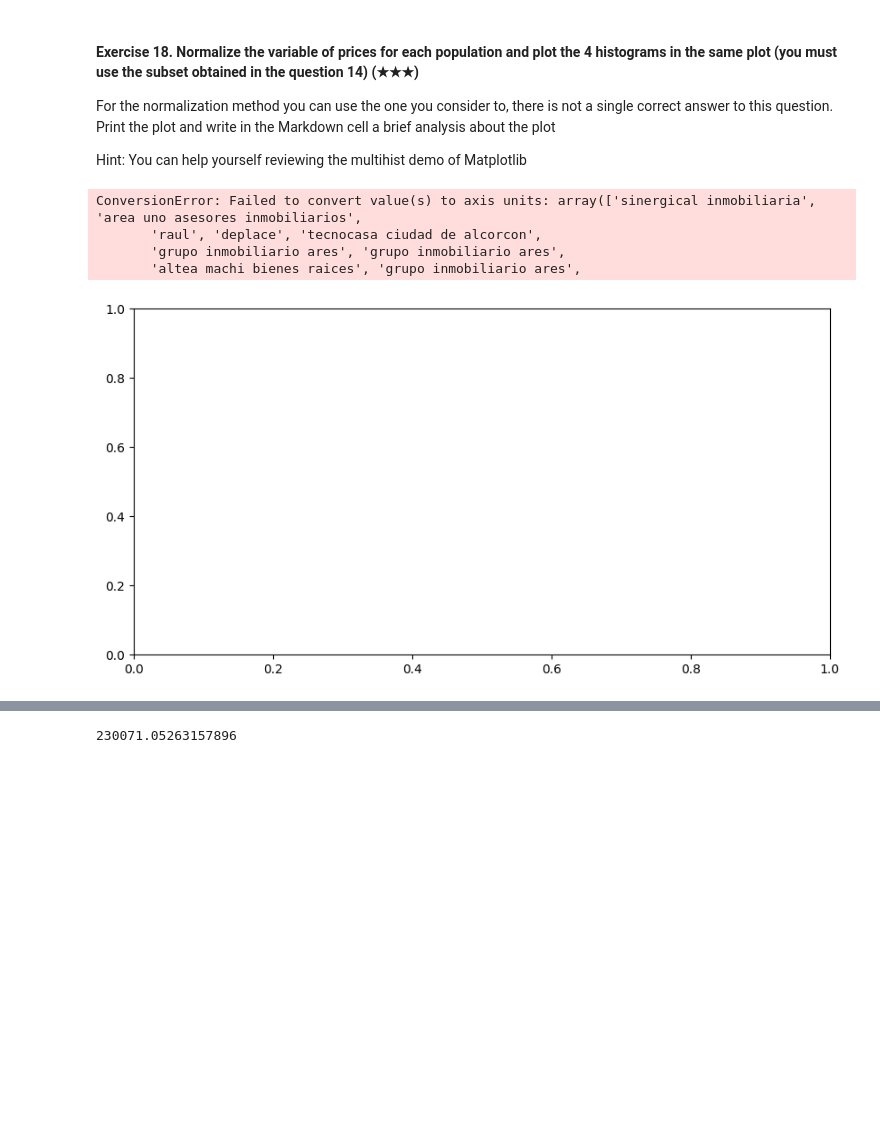
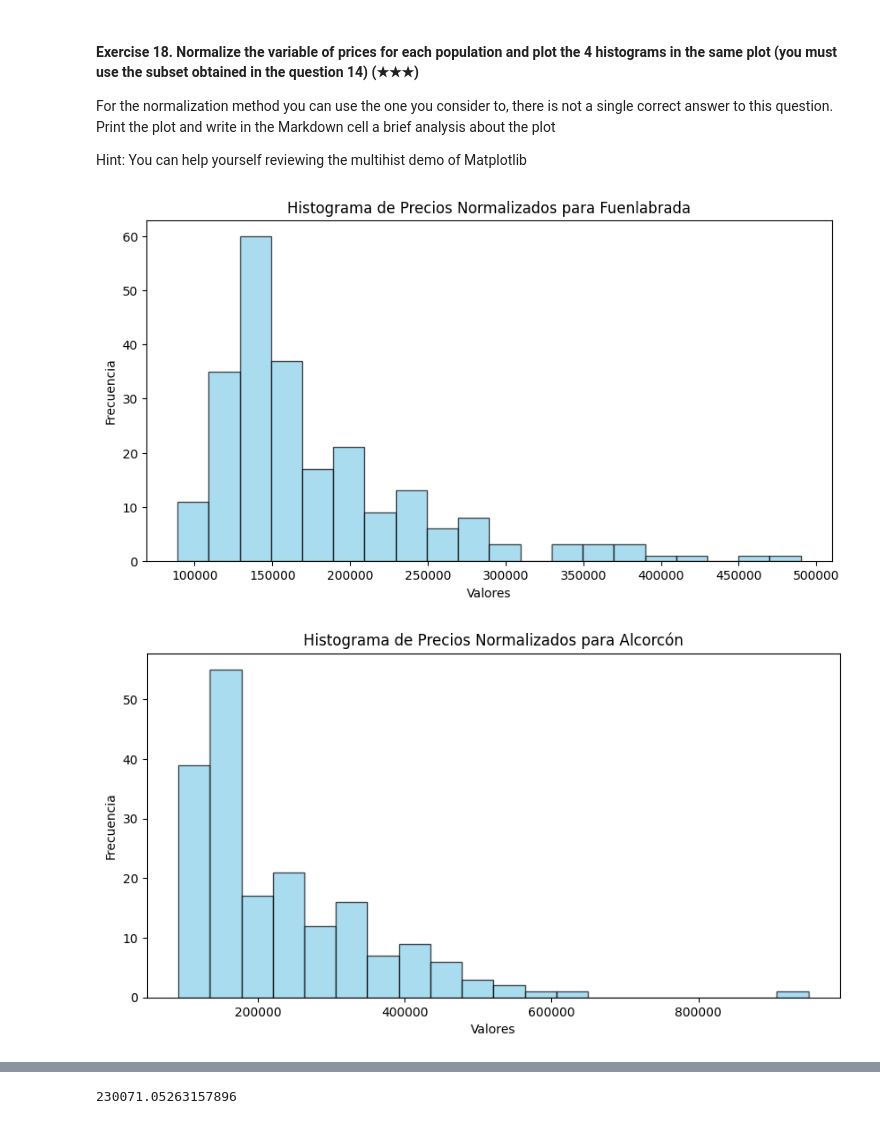
Before and after one commit to felipefernandezmendez/realestate-datacleanup-exercise, a Jupyter notebook: project.es.ipynb, the cells around one changed output, grey strips where cells are left out. Drawn from its saved outputs; the diff is of its cells as text; code cells hidden in the pictures; blank space fills up the shorter version.

```diff
--- a/project.es.ipynb
+++ b/project.es.ipynb
@@ -499,17 +503,18 @@ sub_ds['precio_normalizado'] = sub_ds.apply(normalize_prices, axis=1)
 
 
 l5_norm_prices = sub_ds.groupby("level5")
+poblaciones = sub_ds['level5'].unique()
 # %%
-for poblacion, datos in l5_norm_prices:
+import matplotlib.pyplot as plt
+
+for poblacion in poblaciones:
     plt.figure(figsize=(10,5))
+    datos = ds[ds['level5'] == poblacion]['price']
     plt.hist(datos, bins=20, alpha=0.7, color='skyblue', edgecolor= "black")
     plt.title(f"Histograma de Precios Normalizados para {poblacion}")
     plt.xlabel("Valores")
     plt.ylabel("Frecuencia")
     plt.show()
 # %% [output]
-ConversionError: Failed to convert value(s) to axis units: array(['sinergical inmobiliaria', 'area uno asesores inmobiliarios',
-       'raul', 'deplace', 'tecnocasa ciudad de alcorcon',
-       'grupo inmobiliario ares', 'grupo inmobiliario ares',
-       'altea machi bienes raices', 'grupo inmobiliario ares',
-[figure, old version]
+[figure, new version]
+[figure, added]
```
Also changed, not shown: parts of 19 cells of this notebook.
